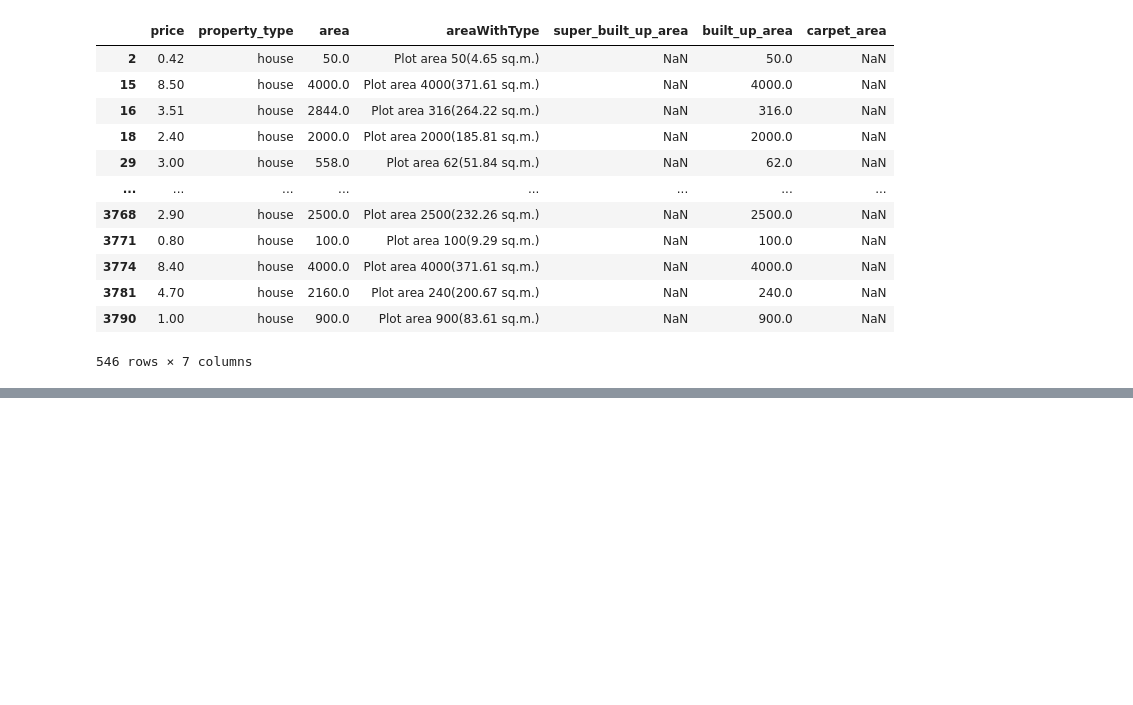
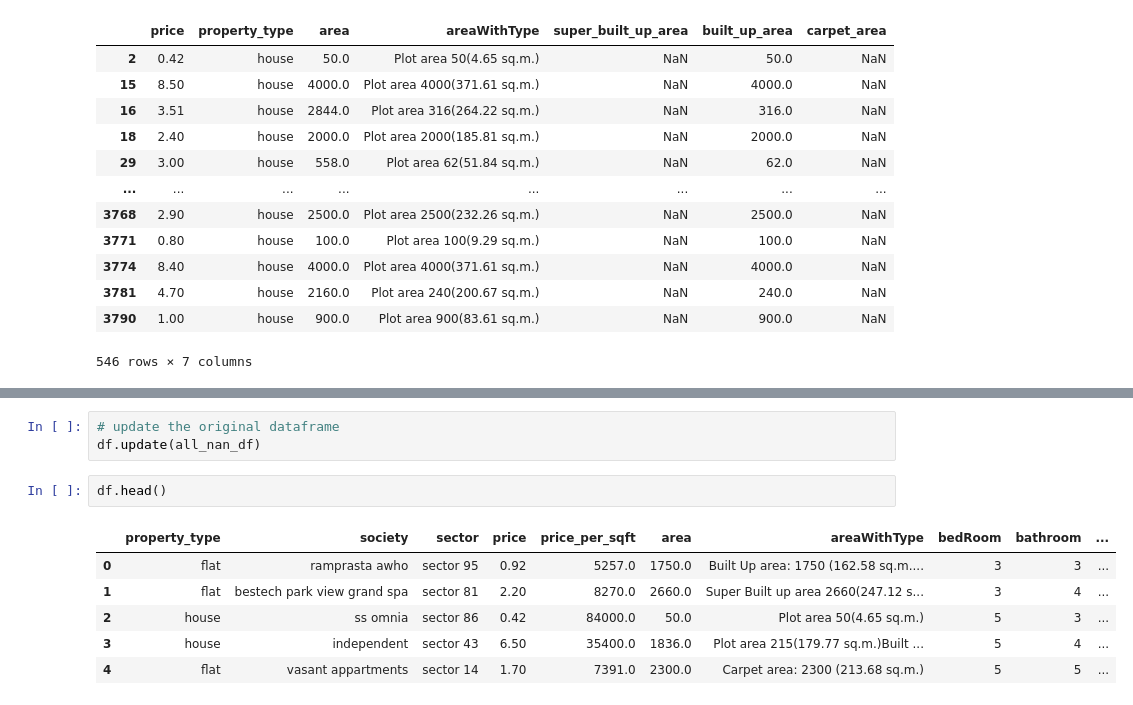
Before and after one commit to srinu-nayak/Real-Estate-House-Price-Prediction, a Jupyter notebook: feature-engineering.ipynb, the cells around one changed output, grey strips where cells are left out. Cells and saved outputs as stored; diff of their text form; blank space fills up the shorter version.

```diff
--- a/feature-engineering.ipynb
+++ b/feature-engineering.ipynb
@@ -153,0 +187,12 @@ all_nan_df
+# %%
+# update the original dataframe
+df.update(all_nan_df)
+# %%
+df.head()
+# %% [output]
+|  | property_type | society | sector | price | price_per_sqft | area | areaWithType | bedRoom | bathroom | ... |
+| 0 | flat | ramprasta awho | sector 95 | 0.92 | 5257.0 | 1750.0 | Built Up area: 1750 (162.58 sq.m.... | 3 | 3 | ... |
+| 1 | flat | bestech park view grand spa | sector 81 | 2.20 | 8270.0 | 2660.0 | Super Built up area 2660(247.12 s... | 3 | 4 | ... |
+| 2 | house | ss omnia | sector 86 | 0.42 | 84000.0 | 50.0 | Plot area 50(4.65 sq.m.) | 5 | 3 | ... |
+| 3 | house | independent | sector 43 | 6.50 | 35400.0 | 1836.0 | Plot area 215(179.77 sq.m.)Built ... | 5 | 4 | ... |
+| 4 | flat | vasant appartments | sector 14 | 1.70 | 7391.0 | 2300.0 | Carpet area: 2300 (213.68 sq.m.) | 5 | 5 | ... |
```
Also changed, not shown: parts of 7 cells of this notebook.
